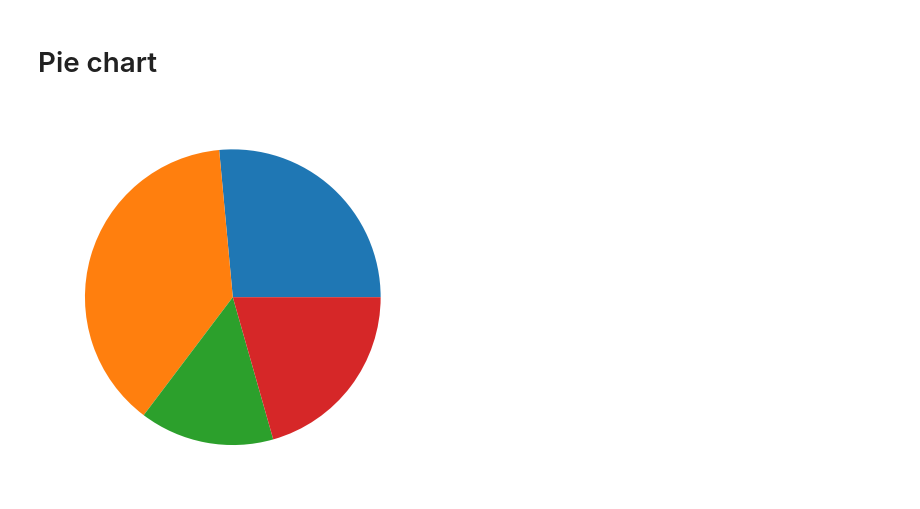
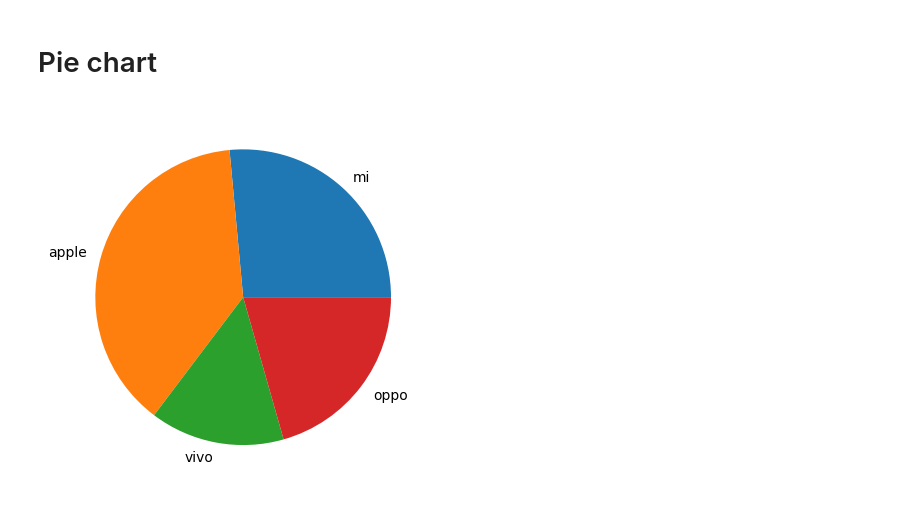
Before and after one commit to vibhuti0/matplotlib, a Jupyter notebook: matplotlib.ipynb, the cells around one changed output. Drawn from its saved outputs; the diff is of its cells as text; code cells hidden in the pictures.

```diff
--- a/matplotlib.ipynb
+++ b/matplotlib.ipynb
@@ -123,11 +123,10 @@ plt.show()
 # %%
 import matplotlib.pyplot as plt
 import numpy as np
 
 y = np.array([45, 65, 25, 35])
-mylabels = ["Apples", "Bananas", "Cherries", "Dates"]
-
-plt.pie(y)
+mylabels = ["mi", "apple", "vivo", "oppo"]
+plt.pie(y,labels=mylabels)
 plt.show()
 # %% [output]
-[figure, old version]
+[figure, new version]
```
